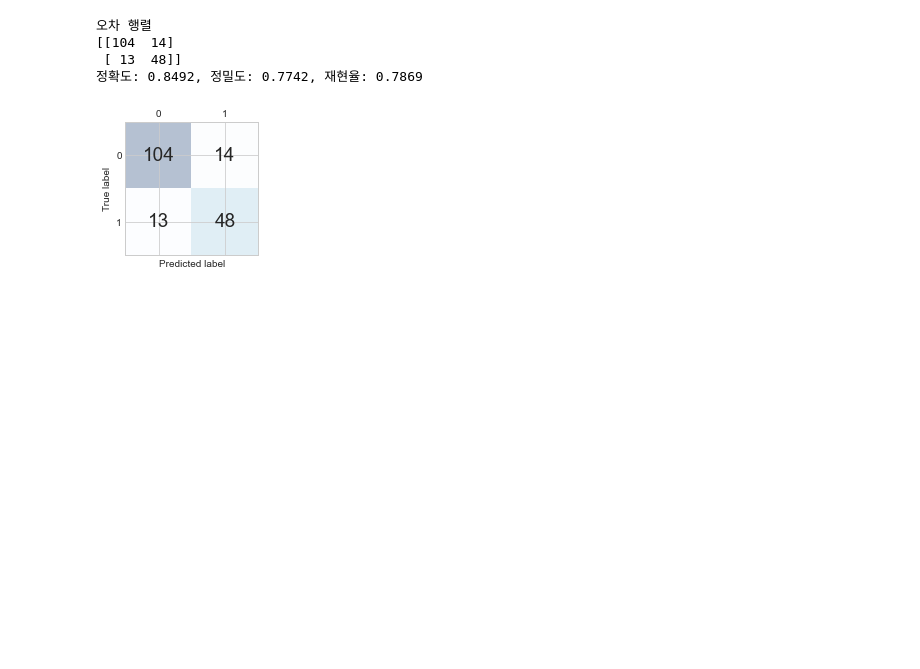
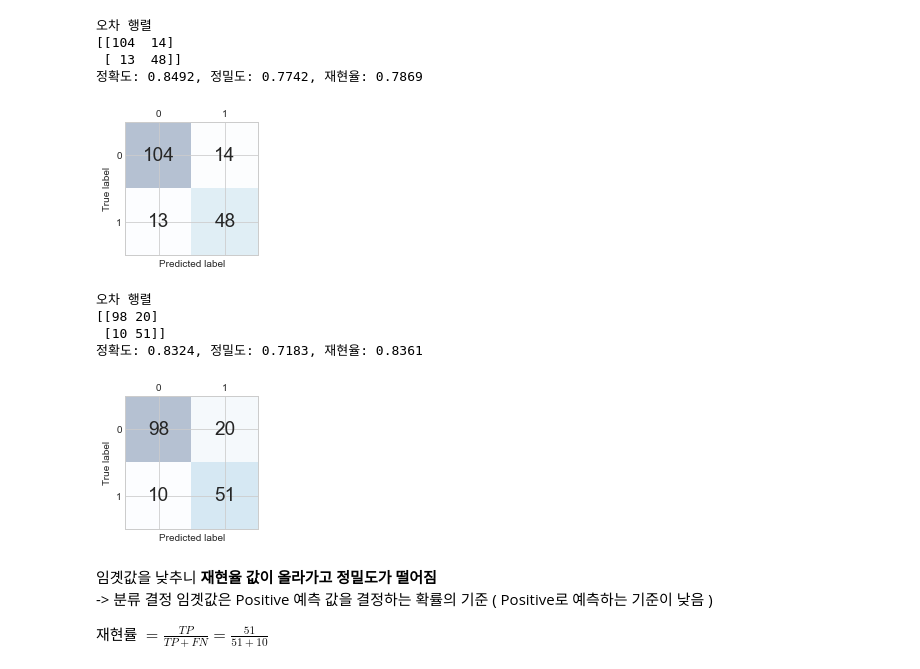
Before and after one commit to unknown-jun/Machine_Learning, a Jupyter notebook: 04. Evaluation.ipynb, the cells around one changed output. Saved outputs shown, nothing was run; the diff lists cells and outputs as text; code cells hidden in the pictures; blank space fills up the shorter version.

```diff
--- a/04. Evaluation.ipynb
+++ b/04. Evaluation.ipynb
@@ -382,4 +383,21 @@ get_clf_eval(y_test, custom_predict)
 정확도: 0.8492, 정밀도: 0.7742, 재현율: 0.7869
 [figure]
 # %%
-# 162page
+# Binarizer의 threshold 설정값을 0.4로 설정. 즉, 결정 임곗값을 0.5에서 0.4로 낮춤
+custom_threshold=.4
+pred_proba_1 = pred_proba[:,1].reshape(-1, 1)
+binarizer=Binarizer(threshold=custom_threshold).fit(pred_proba_1)
+custom_predict = binarizer.transform(pred_proba_1)
+
+get_clf_eval(y_test, custom_predict)
+# %% [output]
+오차 행렬
+[[98 20]
+ [10 51]]
+정확도: 0.8324, 정밀도: 0.7183, 재현율: 0.8361
+[figure, added]
+# %% [markdown]
+임곗값을 낮추니 **재현율 값이 올라가고 정밀도가 떨어짐**
+-> 분류 결정 임곗값은 Positive 예측 값을 결정하는 확률의 기준 ( Positive로 예측하는 기준이 낮음 )
+
+재현률 $= \frac{TP}{TP+FN} = \frac{51}{51+10}$
```
Also changed, not shown: parts of 11 cells of this notebook.
